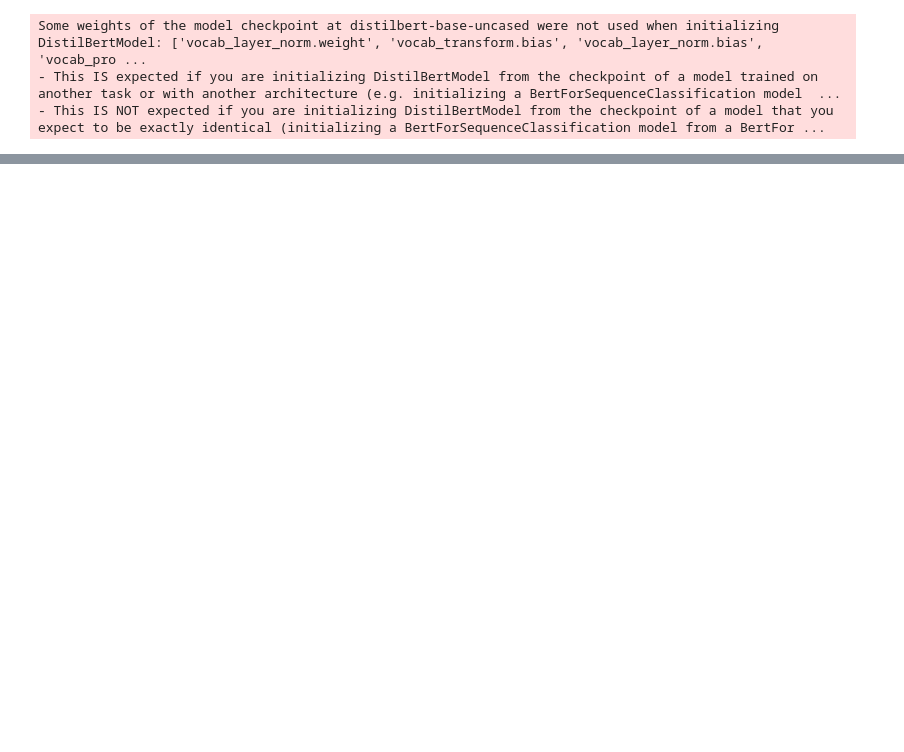
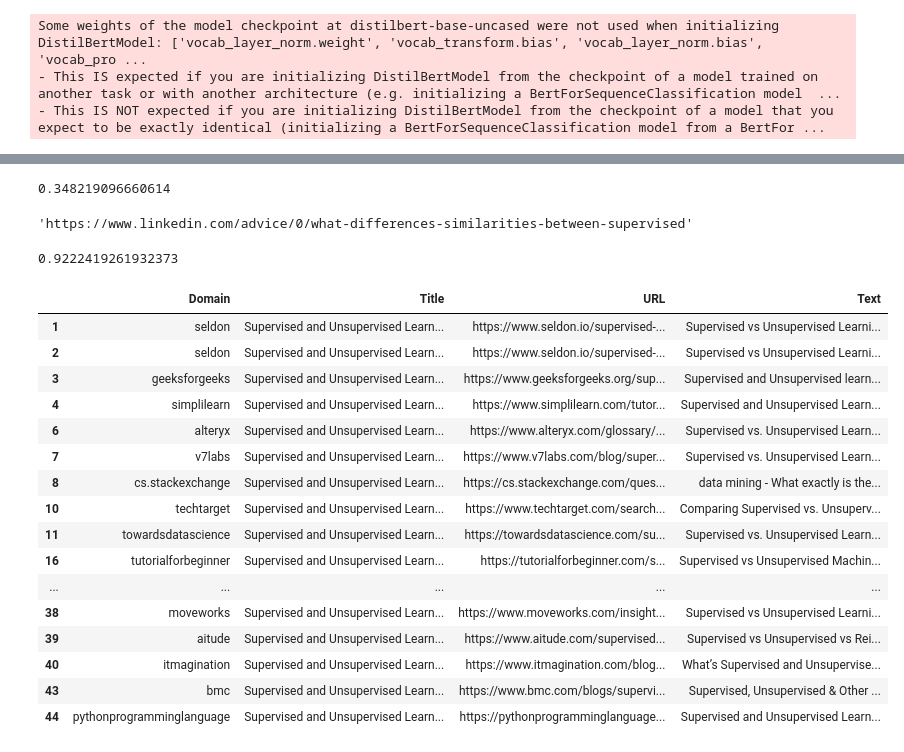
Before and after one commit to Wiliamz01/SearchSense, a Jupyter notebook: backend/nn.ipynb, the cells around one changed output, grey strips where cells are left out. Saved outputs shown, nothing was run; the diff lists cells and outputs as text; code cells hidden in the pictures; blank space fills up the shorter version.

```diff
--- a/backend/nn.ipynb
+++ b/backend/nn.ipynb
@@ -327,0 +895,2 @@ RuntimeError: shape '[256, 1, 1, 512]' is invalid for input of size 32768
+# %%
+hi = WebScrape.get_df()
@@ -327,0 +920,9 @@ RuntimeError: shape '[256, 1, 1, 512]' is invalid for input of size 32768
+# %%
+preprocess_df = hi.copy()
+# %%
+#remove yt videos
+preprocess_df = preprocess_df[~preprocess_df['Domain'].str.contains('youtube')]
+#remove null or empty values
+preprocess_df.dropna(subset=["Text"], inplace=True)
+#remove entries with less than 25 words
+preprocess_df = preprocess_df[preprocess_df["Text"].apply(lambda x: len(x.split()) >= 25)]
@@ -327,0 +939,8 @@ RuntimeError: shape '[256, 1, 1, 512]' is invalid for input of size 32768
+# %%
+score
+# %% [output]
+0.348219096660614
+# %%
+preprocess_df["URL"][29]
+# %% [output]
+'https://www.linkedin.com/advice/0/what-differences-similarities-between-supervised'
@@ -327,0 +949,24 @@ RuntimeError: shape '[256, 1, 1, 512]' is invalid for input of size 32768
+# %%
+score
+# %% [output]
+0.9222419261932373
+# %%
+preprocess_df
+# %% [output]
+|  | Domain | Title | URL | Text |
+| 1 | seldon | Supervised and Unsupervised Learn... | https://www.seldon.io/supervised-... | Supervised vs Unsupervised Learni... |
+| 2 | seldon | Supervised and Unsupervised Learn... | https://www.seldon.io/supervised-... | Supervised vs Unsupervised Learni... |
+| 3 | geeksforgeeks | Supervised and Unsupervised Learn... | https://www.geeksforgeeks.org/sup... | Supervised and Unsupervised learn... |
+| 4 | simplilearn | Supervised and Unsupervised Learn... | https://www.simplilearn.com/tutor... | Supervised and Unsupervised Learn... |
+| 6 | alteryx | Supervised and Unsupervised Learn... | https://www.alteryx.com/glossary/... | Supervised vs. Unsupervised Learn... |
+| 7 | v7labs | Supervised and Unsupervised Learn... | https://www.v7labs.com/blog/super... | Supervised vs. Unsupervised Learn... |
+| 8 | cs.stackexchange | Supervised and Unsupervised Learn... | https://cs.stackexchange.com/ques... | data mining - What exactly is the... |
+| 10 | techtarget | Supervised and Unsupervised Learn... | https://www.techtarget.com/search... | Comparing Supervised vs. Unsuperv... |
+| 11 | towardsdatascience | Supervised and Unsupervised Learn... | https://towardsdatascience.com/su... | Supervised vs. Unsupervised Learn... |
+| 16 | tutorialforbeginner | Supervised and Unsupervised Learn... | https://tutorialforbeginner.com/s... | Supervised vs Unsupervised Machin... |
+| ... | ... | ... | ... | ... |
+| 38 | moveworks | Supervised and Unsupervised Learn... | https://www.moveworks.com/insight... | Supervised vs Unsupervised Learni... |
+| 39 | aitude | Supervised and Unsupervised Learn... | https://www.aitude.com/supervised... | Supervised vs Unsupervised vs Rei... |
+| 40 | itmagination | Supervised and Unsupervised Learn... | https://www.itmagination.com/blog... | What’s Supervised and Unsupervise... |
+| 43 | bmc | Supervised and Unsupervised Learn... | https://www.bmc.com/blogs/supervi... | Supervised, Unsupervised & Other ... |
+| 44 | pythonprogramminglanguage | Supervised and Unsupervised Learn... | https://pythonprogramminglanguage... | Supervised and Unsupervised Learn... |
```
Also changed, not shown: parts of 49 cells of this notebook, 4 other files.
